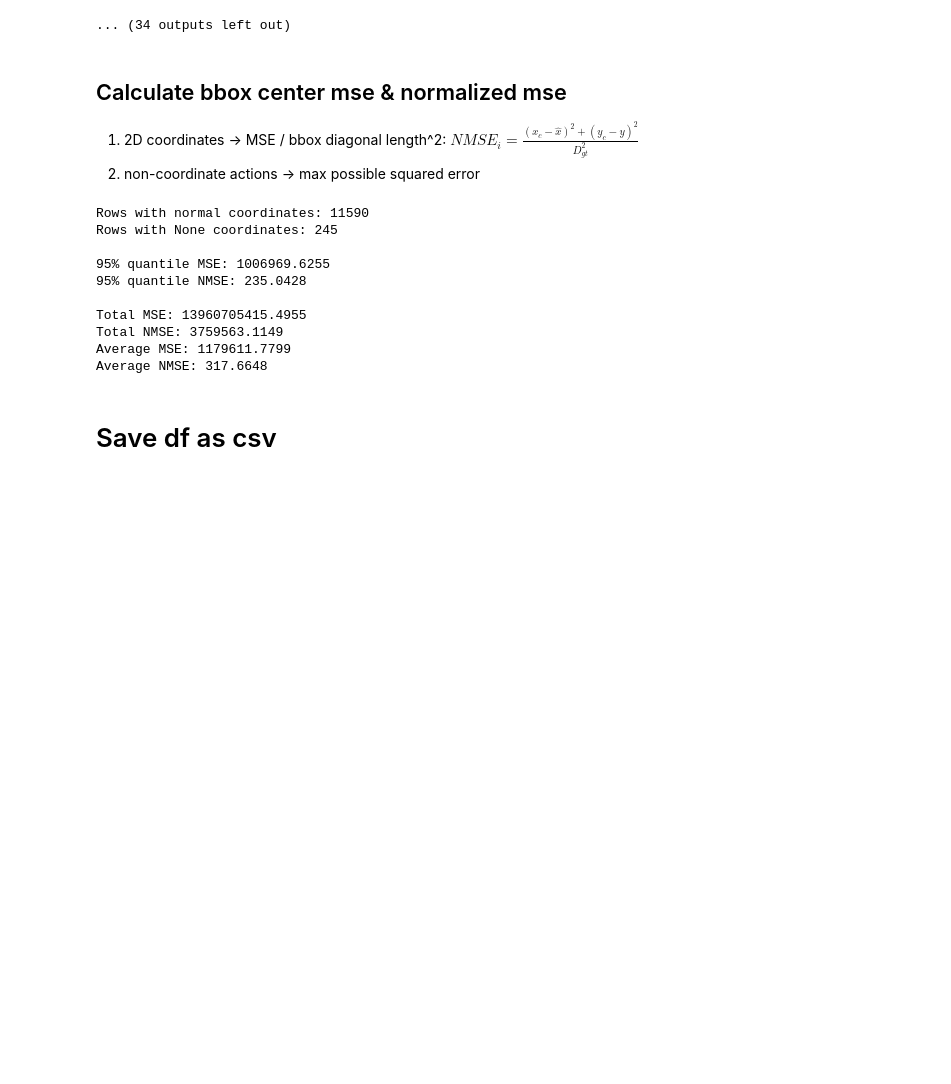
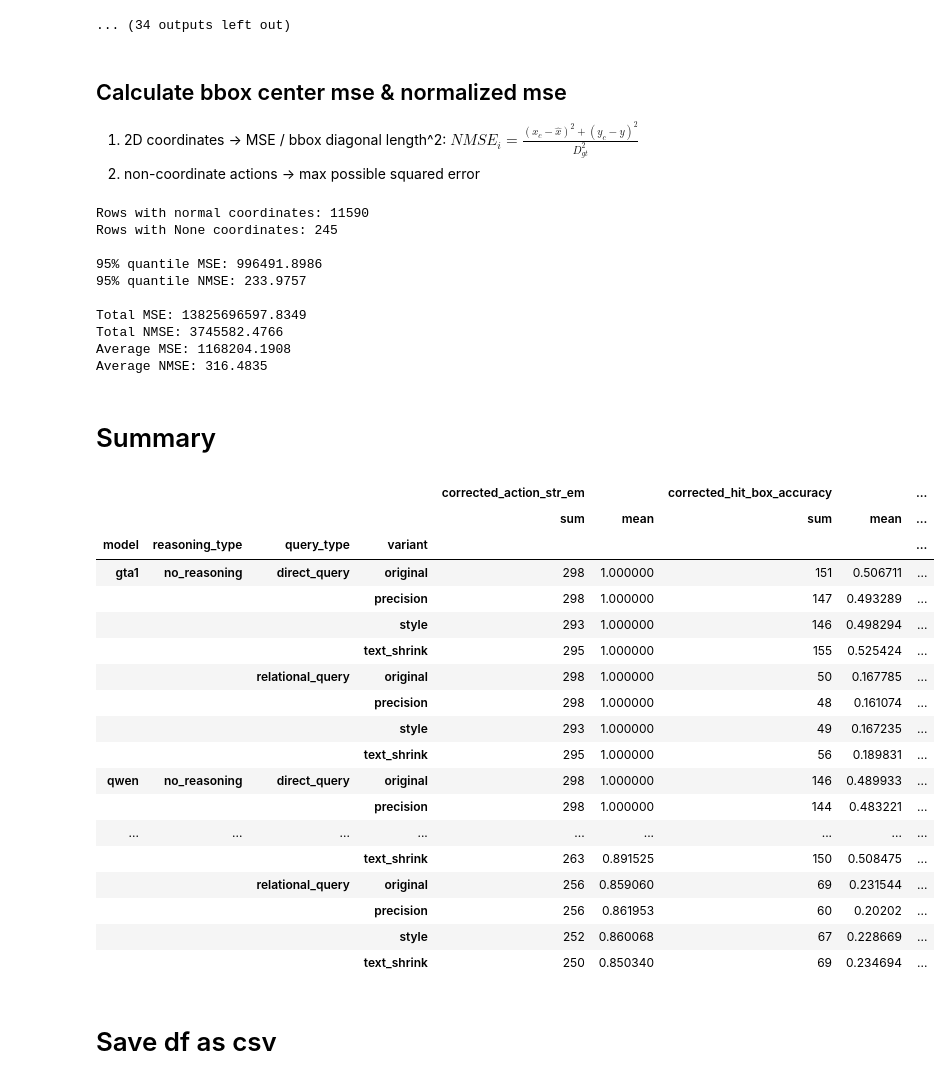
Before and after one commit to ManifoldRG/GUI-DR, a Jupyter notebook: data/baseline_results_final.ipynb, the cells around one changed output. Saved outputs shown, nothing was run; the diff lists cells and outputs as text; code cells hidden in the pictures; blank space fills up the shorter version.

Commit message:
Fixes result correction notebook & adds results

```diff
--- a/data/baseline_results_final.ipynb
+++ b/data/baseline_results_final.ipynb
@@ -1484,7 +1548,7 @@ For None coords_2d
 """
 
 
-def get_bbox_normalized_mse(pred, gt_bbox):
+def get_bbox_mse_and_normalized_mse(pred, gt_bbox):
     """
     Calculate the normalized mean squared error of the bbox center
 
@@ -1507,27 +1571,27 @@ def get_bbox_normalized_mse(pred, gt_bbox):
     return mse, mse / diagonal_squared
 
 # Apply function and expand results into DataFrame columns
-mse_results = df.apply(lambda x: get_bbox_normalized_mse(x['corrected_coords_2d'], x['gt_bbox']), axis=1, result_type='expand')
-df['bbox_center_mse'] = mse_results[0]
-df['normalized_mse'] = mse_results[1]
+mse_results = df.apply(lambda x: get_bbox_mse_and_normalized_mse(x['corrected_coords_2d_denormalized'], x['gt_bbox']), axis=1, result_type='expand')
+df['corrected_bbox_center_mse'] = mse_results[0]
+df['corrected_normalized_mse'] = mse_results[1]
 
 # Get rows with normal coordinates (where we have valid mse values)
-normal_coords_mask = df['bbox_center_mse'].notna() & df['normalized_mse'].notna()
+normal_coords_mask = df['corrected_bbox_center_mse'].notna() & df['corrected_normalized_mse'].notna()
 normal_coords_df = df[normal_coords_mask]
 
 print(f"Rows with normal coordinates: {normal_coords_mask.sum()}")
 print(f"Rows with None coordinates: {(~normal_coords_mask).sum()}")
 
 # Calculate 95% quantile of mse and normalized_mse from rows with normal coordinates
-MSE_MALFORM_PENALTY = normal_coords_df['bbox_center_mse'].quantile(0.95)
-NMSE_MALFORM_PENALTY = normal_coords_df['normalized_mse'].quantile(0.95)
+MSE_MALFORM_PENALTY = normal_coords_df['corrected_bbox_center_mse'].quantile(0.95)
+NMSE_MALFORM_PENALTY = normal_coords_df['corrected_normalized_mse'].quantile(0.95)
 
 print(f"\n95% quantile MSE: {MSE_MALFORM_PENALTY:.4f}")
 print(f"95% quantile NMSE: {NMSE_MALFORM_PENALTY:.4f}")
 
 # Calculate total and average mse & nmse and use MSE_MALFORM_PENALTY and NMSE_MALFORM_PENALTY to fill in the None values
-total_mse = normal_coords_df['bbox_center_mse'].sum() + normal_coords_mask.sum() * MSE_MALFORM_PENALTY
-total_nmse = normal_coords_df['normalized_mse'].sum() + normal_coords_mask.sum() * NMSE_MALFORM_PENALTY
+total_mse = normal_coords_df['corrected_bbox_center_mse'].sum() + normal_coords_mask.sum() * MSE_MALFORM_PENALTY
+total_nmse = normal_coords_df['corrected_normalized_mse'].sum() + normal_coords_mask.sum() * NMSE_MALFORM_PENALTY
 avg_mse = total_mse / len(df)
 avg_nmse = total_nmse / len(df)
 
@@ -1539,13 +1603,37 @@ print(f"Average NMSE: {avg_nmse:.4f}")
 Rows with normal coordinates: 11590
 Rows with None coordinates: 245
 
-95% quantile MSE: 1006969.6255
-95% quantile NMSE: 235.0428
+95% quantile MSE: 996491.8986
+95% quantile NMSE: 233.9757
 
-Total MSE: 13960705415.4955
-Total NMSE: 3759563.1149
-Average MSE: 1179611.7799
-Average NMSE: 317.6648
+Total MSE: 13825696597.8349
+Total NMSE: 3745582.4766
+Average MSE: 1168204.1908
+Average NMSE: 316.4835
+# %% [markdown]
+# Summary
+# %%
+df.groupby(['model', 'reasoning_type', 'query_type', 'variant'])[['corrected_action_str_em', 'corrected_hit_box_accuracy', 'corrected_normalized_mse', 'corrected_bbox_center_mse']].agg(['sum', 'mean'])
+# %% [output]
+|  |  |  |  | corrected_action_str_em |  | corrected_hit_box_accuracy |  | ... |
+|  |  |  |  | sum | mean | sum | mean | ... |
+| model | reasoning_type | query_type | variant |  |  |  |  | ... |
+| gta1 | no_reasoning | direct_query | original | 298 | 1.000000 | 151 | 0.506711 | ... |
+|  |  |  | precision | 298 | 1.000000 | 147 | 0.493289 | ... |
+|  |  |  | style | 293 | 1.000000 | 146 | 0.498294 | ... |
+|  |  |  | text_shrink | 295 | 1.000000 | 155 | 0.525424 | ... |
+|  |  | relational_query | original | 298 | 1.000000 | 50 | 0.167785 | ... |
+|  |  |  | precision | 298 | 1.000000 | 48 | 0.161074 | ... |
+|  |  |  | style | 293 | 1.000000 | 49 | 0.167235 | ... |
+|  |  |  | text_shrink | 295 | 1.000000 | 56 | 0.189831 | ... |
+| qwen | no_reasoning | direct_query | original | 298 | 1.000000 | 146 | 0.489933 | ... |
+|  |  |  | precision | 298 | 1.000000 | 144 | 0.483221 | ... |
+| ... | ... | ... | ... | ... | ... | ... | ... | ... |
+|  |  |  | text_shrink | 263 | 0.891525 | 150 | 0.508475 | ... |
+|  |  | relational_query | original | 256 | 0.859060 | 69 | 0.231544 | ... |
+|  |  |  | precision | 256 | 0.861953 | 60 | 0.20202 | ... |
+|  |  |  | style | 252 | 0.860068 | 67 | 0.228669 | ... |
+|  |  |  | text_shrink | 250 | 0.850340 | 69 | 0.234694 | ... |
 # %% [markdown]
 # Save df as csv
 # %%
```
Also changed, not shown: parts of 7 cells of this notebook, 1 other file.
